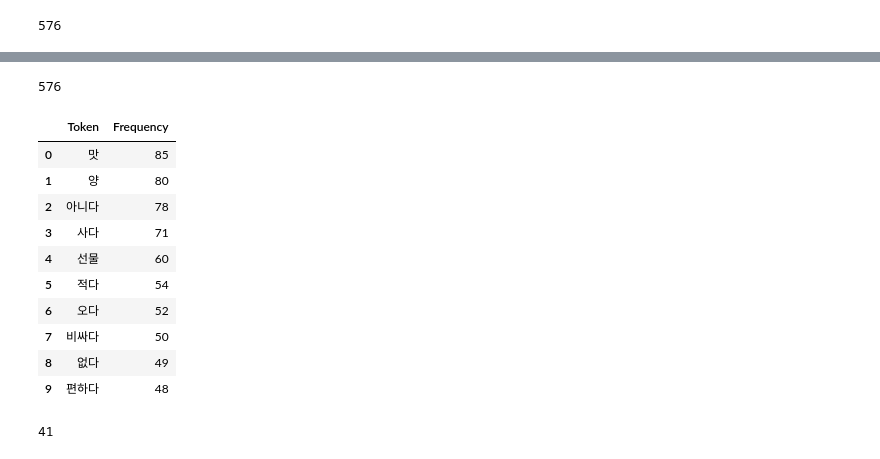
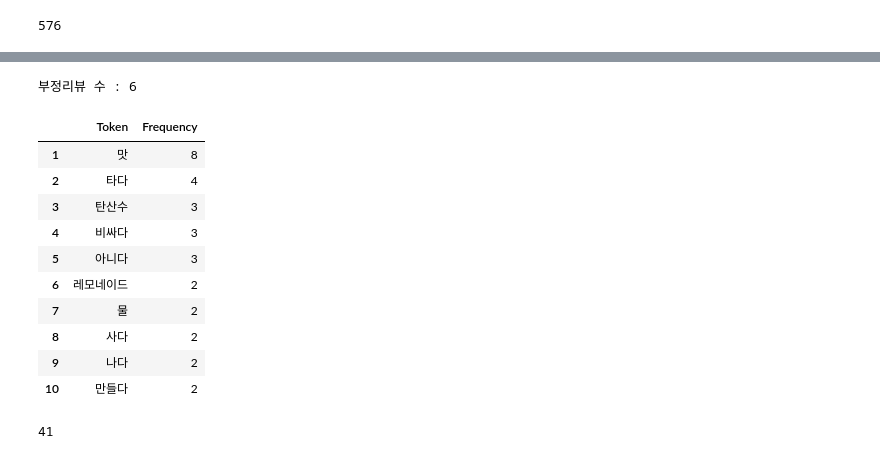
Before and after one commit to eatthecompanyxasac/doeat2023, a Jupyter notebook: KYJ/honey_stick/code/analysis.ipynb, the cells around one changed output, grey strips where cells are left out. Cells and saved outputs as stored; diff of their text form; code cells hidden in the pictures.

```diff
--- a/KYJ/honey_stick/code/analysis.ipynb
+++ b/KYJ/honey_stick/code/analysis.ipynb
@@ -71,6 +67,6 @@ def wc_analysis(data):
 # %% [markdown]
 ### 데이터 로드
 # %%
-kurly_data = pd.read_csv(r"C:\Users\Kwon\Desktop\eatthecompany_project\doeat2023\KYJ\honey_stick\data\kurly_data_analysis.csv", index_col=0)
-workerbee_data = pd.read_csv(r"C:\Users\Kwon\Desktop\eatthecompany_project\doeat2023\KYJ\honey_stick\data\workerbee_data_analysis.csv", index_col=0)
-kakao_data = pd.read_csv(r"C:\Users\Kwon\Desktop\eatthecompany_project\doeat2023\KYJ\honey_stick\data\kakao_data_analysis.csv", index_col=0)
+kurly_data = pd.read_csv(r"C:\Users\NT550-048\Desktop\doeat\doeat2023\KYJ\honey_stick\data\kurly_data_analysis.csv", index_col=0)
+workerbee_data = pd.read_csv(r"C:\Users\NT550-048\Desktop\doeat\doeat2023\KYJ\honey_stick\data\workerbee_data_analysis.csv", index_col=0)
+kakao_data = pd.read_csv(r"C:\Users\NT550-048\Desktop\doeat\doeat2023\KYJ\honey_stick\data\kakao_data_analysis.csv", index_col=0)
@@ -236,0 +244,3 @@ workerbee_data['tokens'] = workerbee_data['token_nouns_bareun']+workerbee_data['
+# %%
+workerbee_stick = workerbee_data[(workerbee_data['ProductCode']==704864)|(workerbee_data['ProductCode']==833978)|
+                                 (workerbee_data['ProductCode']==704858)|(workerbee_data['ProductCode']==704862)]
@@ -237,19 +257,21 @@ workerbee_data['tokens'] = workerbee_data['token_nouns_bareun']+workerbee_data['
 # %%
-print(len(kurly_data[kurly_data['sentiment_label']==0]))
-frequency_analysis(kurly_data[kurly_data['sentiment_label']==0]['tokens'], 10)
+print('부정리뷰 수 :', len(workerbee_stick[workerbee_stick['sentiment_label']==0]))
+temp = frequency_analysis(workerbee_stick[workerbee_stick['sentiment_label']==0]['tokens'], 10)
+temp.index = temp.index+1
+temp
 # %% [output]
-576
+부정리뷰 수 : 6
 |  | Token | Frequency |
-| 0 | 맛 | 85 |
-| 1 | 양 | 80 |
-| 2 | 아니다 | 78 |
-| 3 | 사다 | 71 |
-| 4 | 선물 | 60 |
-| 5 | 적다 | 54 |
-| 6 | 오다 | 52 |
-| 7 | 비싸다 | 50 |
-| 8 | 없다 | 49 |
-| 9 | 편하다 | 48 |
+| 1 | 맛 | 8 |
+| 2 | 타다 | 4 |
+| 3 | 탄산수 | 3 |
+| 4 | 비싸다 | 3 |
+| 5 | 아니다 | 3 |
+| 6 | 레모네이드 | 2 |
+| 7 | 물 | 2 |
+| 8 | 사다 | 2 |
+| 9 | 나다 | 2 |
+| 10 | 만들다 | 2 |
 # %%
 print(len(kakao_data[kakao_data['sentiment_label']==0]))
 frequency_analysis(kakao_data[kakao_data['sentiment_label']==0]['tokens'], 10)
```
Also changed, not shown: parts of 5 cells of this notebook, 1 other file.
